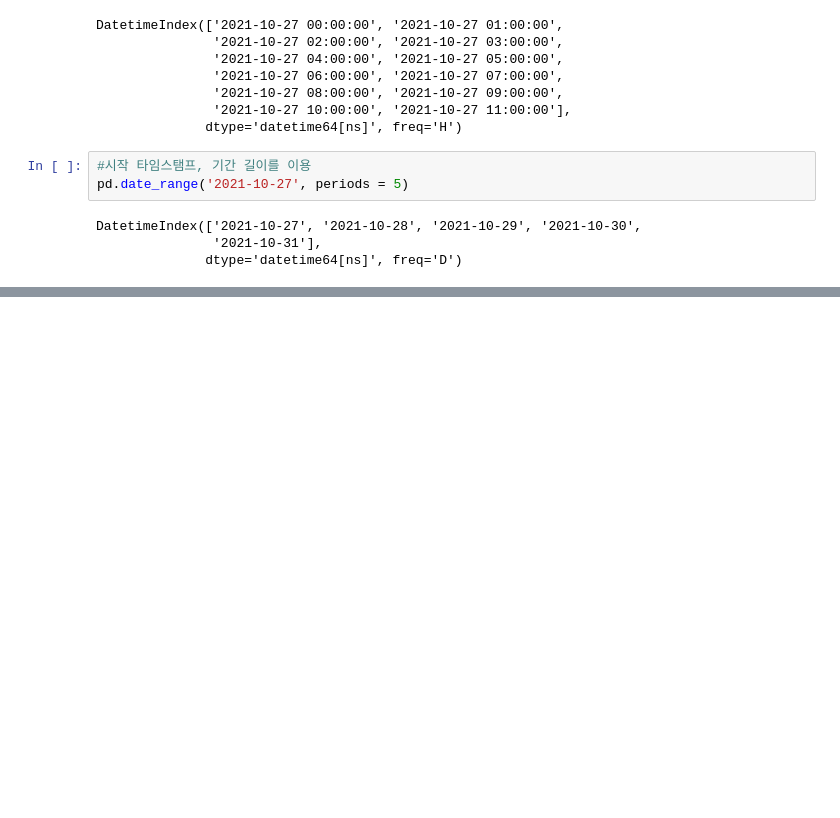
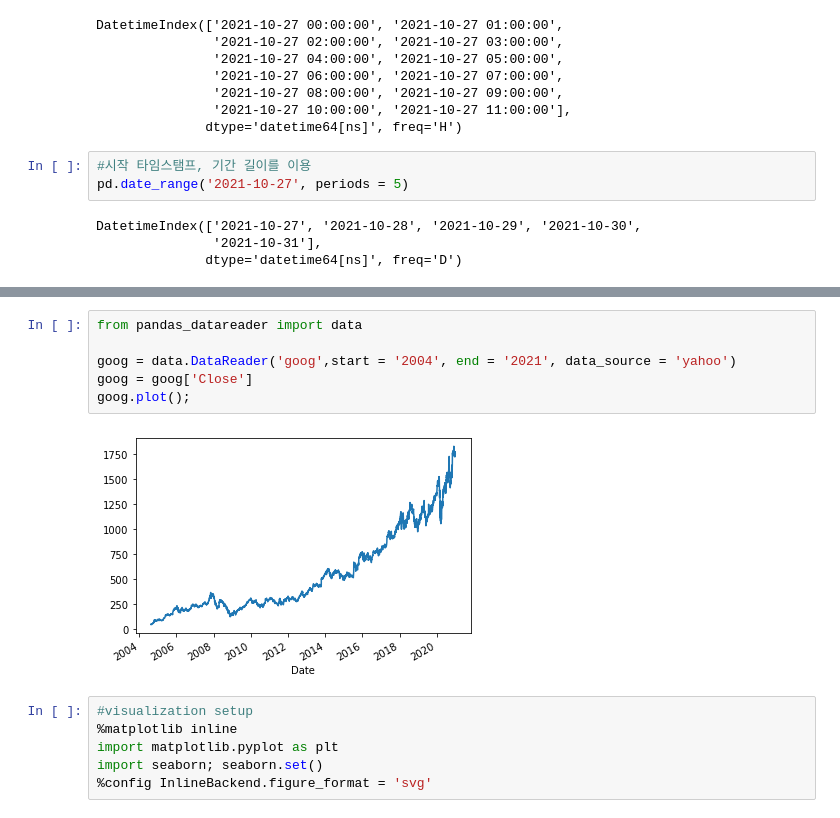
Before and after one commit to junse0916/course_dataengineering, a Jupyter notebook: exer/12_working_with_time_series.ipynb, the cells around one changed output, grey strips where cells are left out. Drawn from its saved outputs; the diff is of its cells as text; blank space fills up the shorter version.

```diff
--- a/exer/12_working_with_time_series.ipynb
+++ b/exer/12_working_with_time_series.ipynb
@@ -163,0 +193,14 @@ DatetimeIndex(['2021-10-27', '2021-10-28', '2021-10-29', '2021-10-30',
+# %%
+from pandas_datareader import data
+
+goog = data.DataReader('goog',start = '2004', end = '2021', data_source = 'yahoo')
+goog = goog['Close']
+goog.plot();
+# %% [output]
+[figure, added]
+# %%
+#visualization setup
+%matplotlib inline
+import matplotlib.pyplot as plt
+import seaborn; seaborn.set()
+%config InlineBackend.figure_format = 'svg'
```
Also changed, not shown: parts of 8 cells of this notebook.
